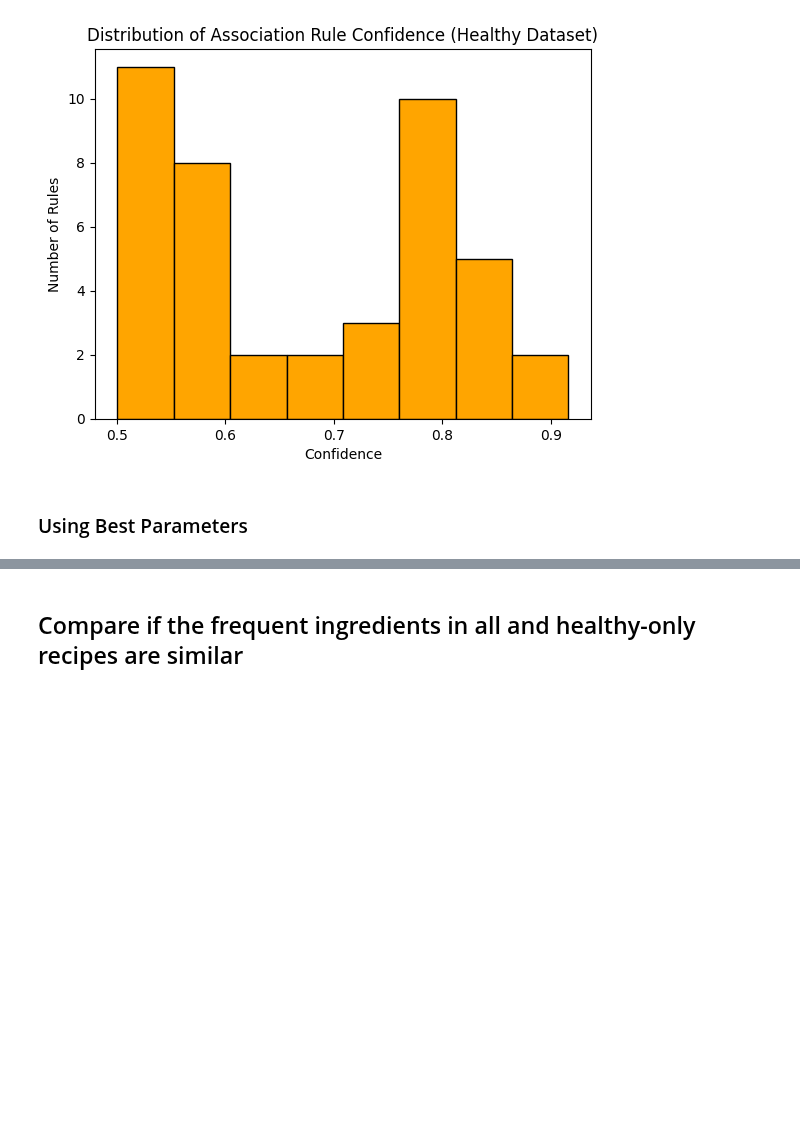
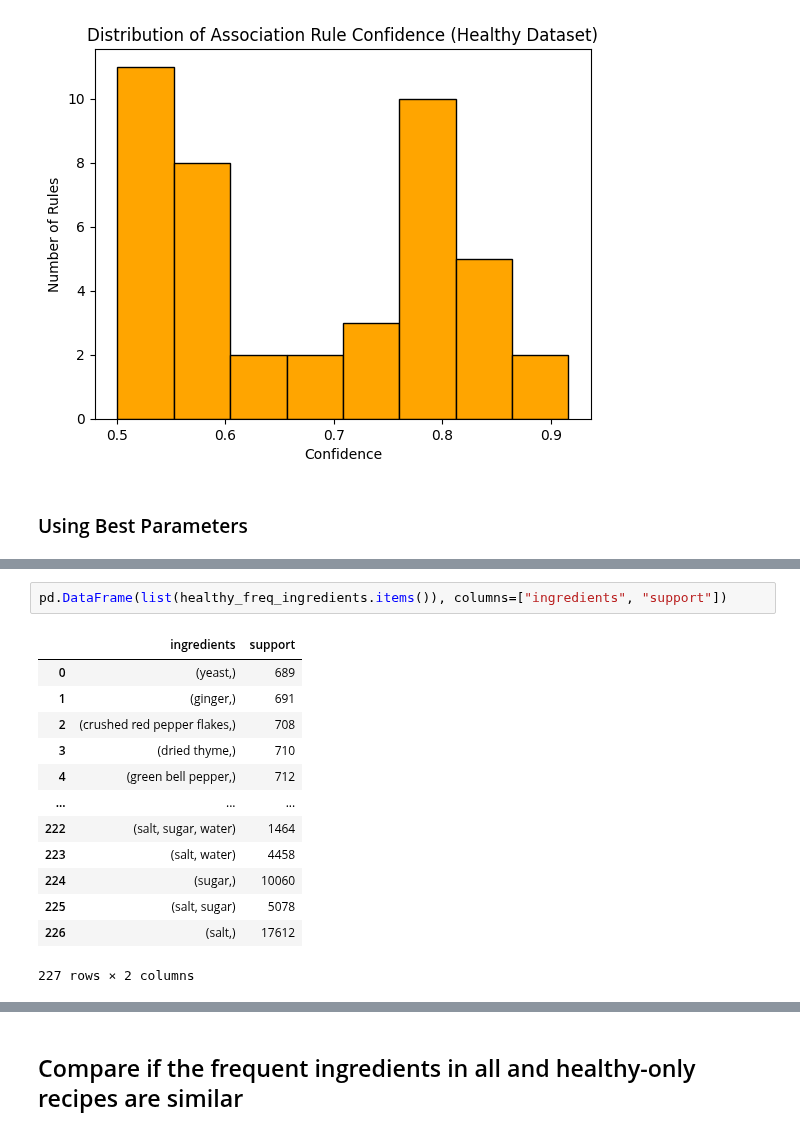
Before and after one commit to BSDSBA-JF/ML-II-Labs, a Jupyter notebook: BDCC-01/02_fim_with_mariel_updates.ipynb, the cells around one changed output, grey strips where cells are left out. Saved outputs shown, nothing was run; the diff lists cells and outputs as text; blank space fills up the shorter version.

```diff
--- a/BDCC-01/02_fim_with_mariel_updates.ipynb
+++ b/BDCC-01/02_fim_with_mariel_updates.ipynb
@@ -523 +526,17 @@ Top 10 Association Rules
+# %%
+pd.DataFrame(list(healthy_freq_ingredients.items()), columns=["ingredients", "support"])
+# %% [output]
+|  | ingredients | support |
+| 0 | (yeast,) | 689 |
+| 1 | (ginger,) | 691 |
+| 2 | (crushed red pepper flakes,) | 708 |
+| 3 | (dried thyme,) | 710 |
+| 4 | (green bell pepper,) | 712 |
+| ... | ... | ... |
+| 222 | (salt, sugar, water) | 1464 |
+| 223 | (salt, water) | 4458 |
+| 224 | (sugar,) | 10060 |
+| 225 | (salt, sugar) | 5078 |
+| 226 | (salt,) | 17612 |
+227 rows × 2 columns
 # %%
```
Also changed, not shown: parts of 5 cells of this notebook, 1 other file.
